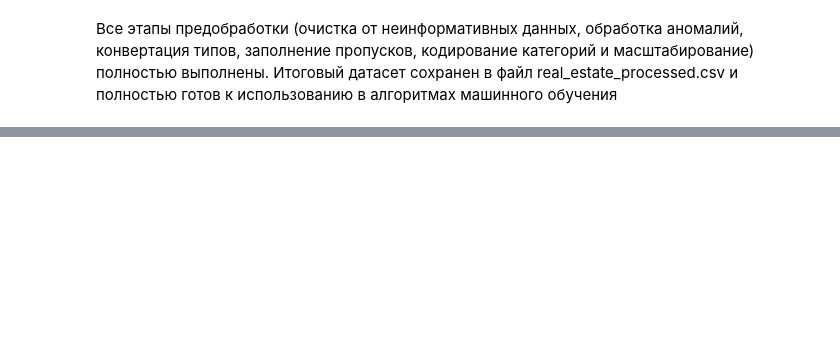
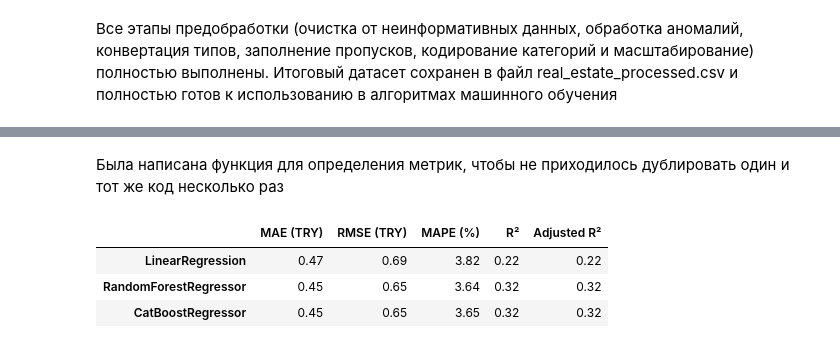
Before and after one commit to mamba578/first_work_four_kurs, a Jupyter notebook: Первая работа.ipynb, the cells around one changed output, grey strips where cells are left out. Drawn from its saved outputs; the diff is of its cells as text; code cells hidden in the pictures; blank space fills up the shorter version.

```diff
--- a/Первая работа.ipynb
+++ b/Первая работа.ipynb
@@ -418,0 +671,4 @@ print(f"Итоговое количество столбцов: {df_clean5.shape
+# %%
+# Базовая модель CatBoostRegressor
+base_cb = CatBoostRegressor(random_state=42, verbose=0)
+kf = KFold(n_splits=5, shuffle=True, random_state=42)
@@ -418,0 +746,43 @@ print(f"Итоговое количество столбцов: {df_clean5.shape
+# %%
+# Функция для расчета всех 5 метрик
+def evaluate_model(model, X_test, y_test, p_features):
+    y_pred = model.predict(X_test)
+
+    n = len(y_test)
+
+    mae = mean_absolute_error(y_test, y_pred)
+    rmse = np.sqrt(mean_squared_error(y_test, y_pred))
+    mape = mean_absolute_percentage_error(y_test, y_pred) * 100
+    r2 = r2_score(y_test, y_pred)
+
+    adj_r2 = 1 - (1 - r2) * (n - 1) / (n - p_features - 1)
+
+    return {
+        'MAE (TRY)': mae,
+        'RMSE (TRY)': rmse,
+        'MAPE (%)': mape,
+        'R²': r2,
+        'Adjusted R²': adj_r2
+    }
+# %% [markdown]
+Была написана функция для определения метрик, чтобы не приходилось дублировать один и тот же код несколько раз
+# %%
+# Количество признаков в обучающей выборке
+num_features = X_train.shape[1]
+
+# Сбор метрик для каждой из трех моделей
+results = {
+    'LinearRegression': evaluate_model(best_lr_model, X_test, y_test, num_features),
+    'RandomForestRegressor': evaluate_model(best_rf_model, X_test, y_test, num_features),
+    'CatBoostRegressor': evaluate_model(best_cb_model, X_test, y_test, num_features)
+}
+# %%
+# Создание итоговой сравнительной таблицы
+df_metrics = pd.DataFrame(results).T
+pd.set_option('display.float_format', lambda x: '%.2f' % x)
+display(df_metrics)
+# %% [output]
+|  | MAE (TRY) | RMSE (TRY) | MAPE (%) | R² | Adjusted R² |
+| LinearRegression | 0.47 | 0.69 | 3.82 | 0.22 | 0.22 |
+| RandomForestRegressor | 0.45 | 0.65 | 3.64 | 0.32 | 0.32 |
+| CatBoostRegressor | 0.45 | 0.65 | 3.65 | 0.32 | 0.32 |
```
Also changed, not shown: parts of 86 cells of this notebook.
